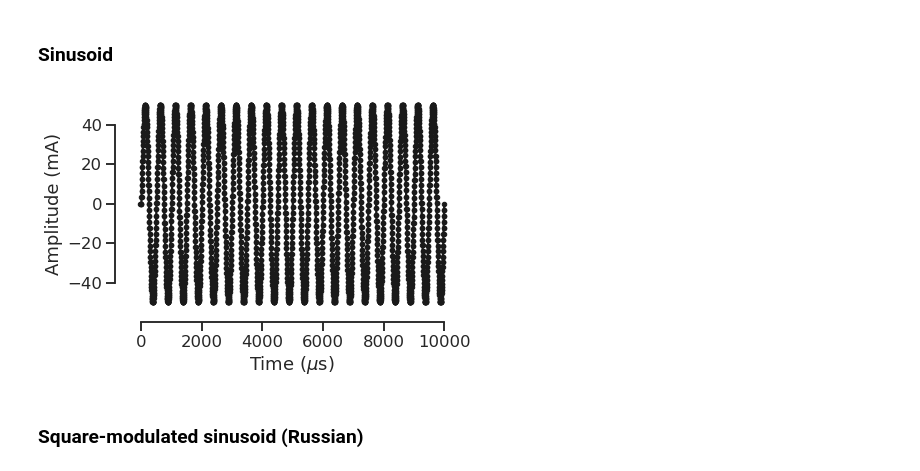
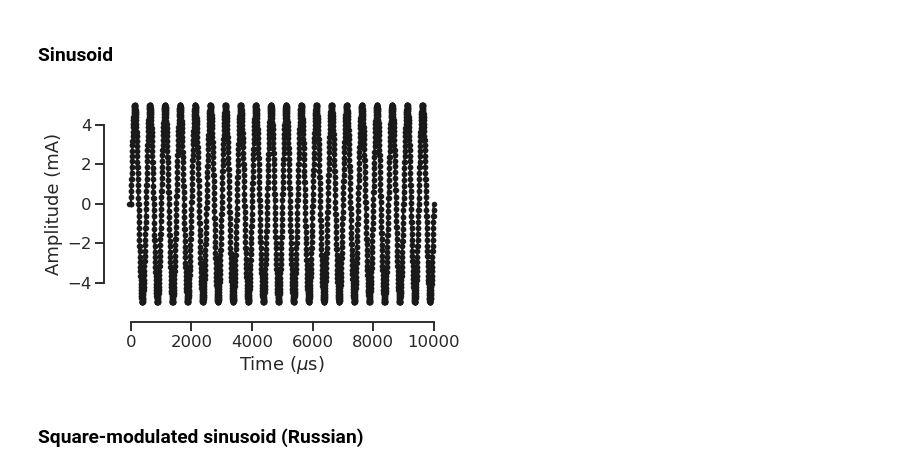
Before and after one commit to conorkeogh/wavewriter, a Jupyter notebook: nbs/04_examples.ipynb, the cells around one changed output. Cells and saved outputs as stored; diff of their text form; code cells hidden in the pictures.

```diff
--- a/nbs/04_examples.ipynb
+++ b/nbs/04_examples.ipynb
@@ -67,13 +78,14 @@ def plot_waveforms(t, v):
 # %% [markdown]
 ## Converting waveforms
 # %%
+#| export
 # Convert waveform
 def convert_waveform(v, t):
     '''
     Convert waveform into format ready to be sent to device
     '''
-    # Convert to range 0 - 4096 from -50 to 50
-    v = ((v+50) / 100) * 4096
+    # Convert to range 0 - 4095 from -50 to 50
+    v = ((v+50) / 100) * 4095
     v = v.astype(int)
 
     t = t.astype(int)
@@ -160,7 +172,7 @@ device.stop()
 # %%
 # Generate high frequency tonic stimulation
 v, t = generate_tonic(
-    50, # mA
+    5, # mA
     10000, # Hz
     30, # us
     biphasic=True
@@ -408,14 +421,14 @@ def generate_sine(
 # %%
 # Generate sinusoidal stimulation
 v, t = generate_sine(
-    50, # mA
+    5, # mA
     2000, # Hz
     20 # Cycles
 )
 
 plot_waveforms(t, v)
 # %% [output]
-[figure, old version]
+[figure, new version]
 # %%
 # Send to device
 v_, t_ = convert_waveform(v, t)
```
Also changed, not shown: parts of 20 cells of this notebook, 4 other files.
